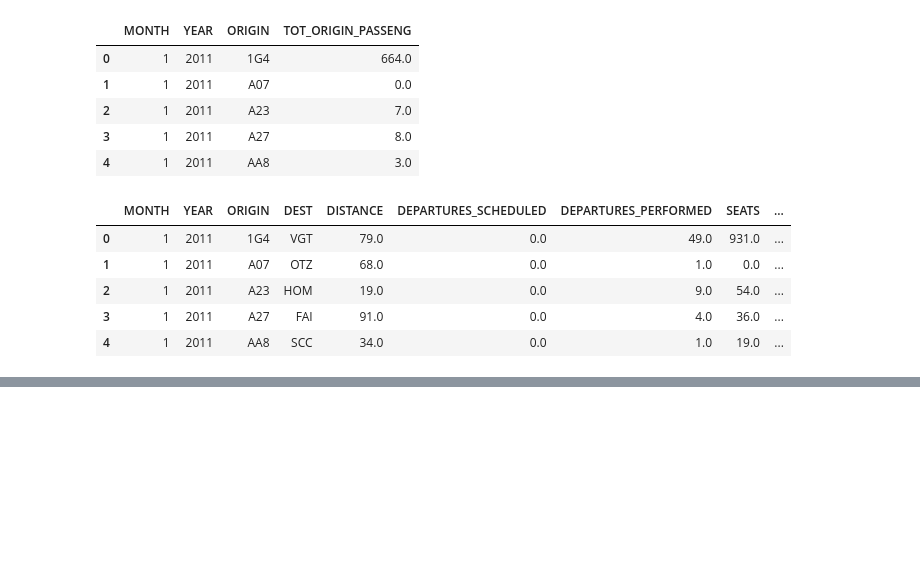
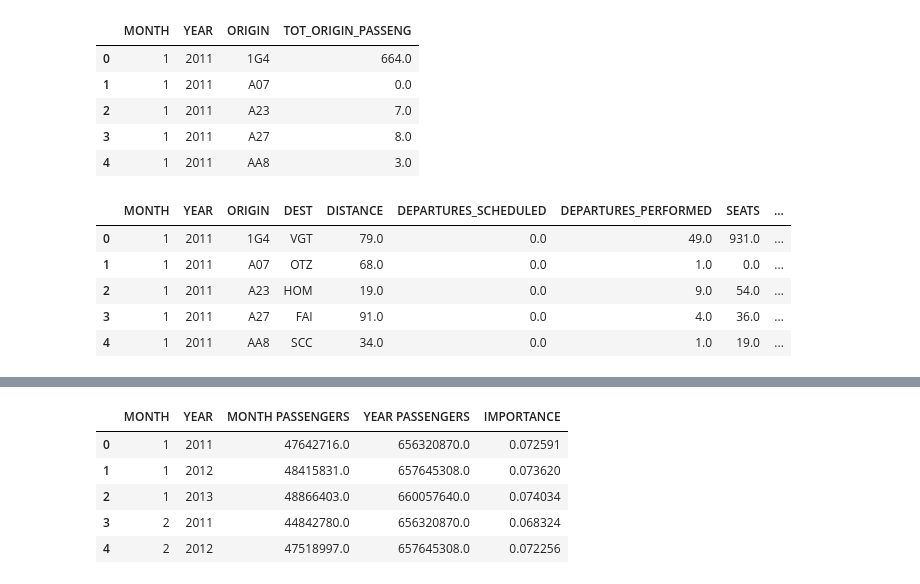
Before and after one commit to henrique-britoleao/air_passenger_traffic, a Jupyter notebook: data_treating.ipynb, the cells around one changed output, grey strips where cells are left out. Saved outputs shown, nothing was run; the diff lists cells and outputs as text; code cells hidden in the pictures; blank space fills up the shorter version.

```diff
--- a/data_treating.ipynb
+++ b/data_treating.ipynb
@@ -274,0 +330,14 @@ nicolas is amazing
+# %%
+importance_df = pd.merge(date_df, new_col, how='left', on=['YEAR'])
+#X_merged = pd.merge(
+        #X, X_weather, how='left', on=['DateOfDeparture', 'Arrival'], sort=False
+    #)
+importance_df['IMPORTANCE'] = importance_df['MONTH PASSENGERS']/importance_df['YEAR PASSENGERS']
+importance_df.head()
+# %% [output]
+|  | MONTH | YEAR | MONTH PASSENGERS | YEAR PASSENGERS | IMPORTANCE |
+| 0 | 1 | 2011 | 47642716.0 | 656320870.0 | 0.072591 |
+| 1 | 1 | 2012 | 48415831.0 | 657645308.0 | 0.073620 |
+| 2 | 1 | 2013 | 48866403.0 | 660057640.0 | 0.074034 |
+| 3 | 2 | 2011 | 44842780.0 | 656320870.0 | 0.068324 |
+| 4 | 2 | 2012 | 47518997.0 | 657645308.0 | 0.072256 |
```
Also changed, not shown: parts of 9 cells of this notebook.
